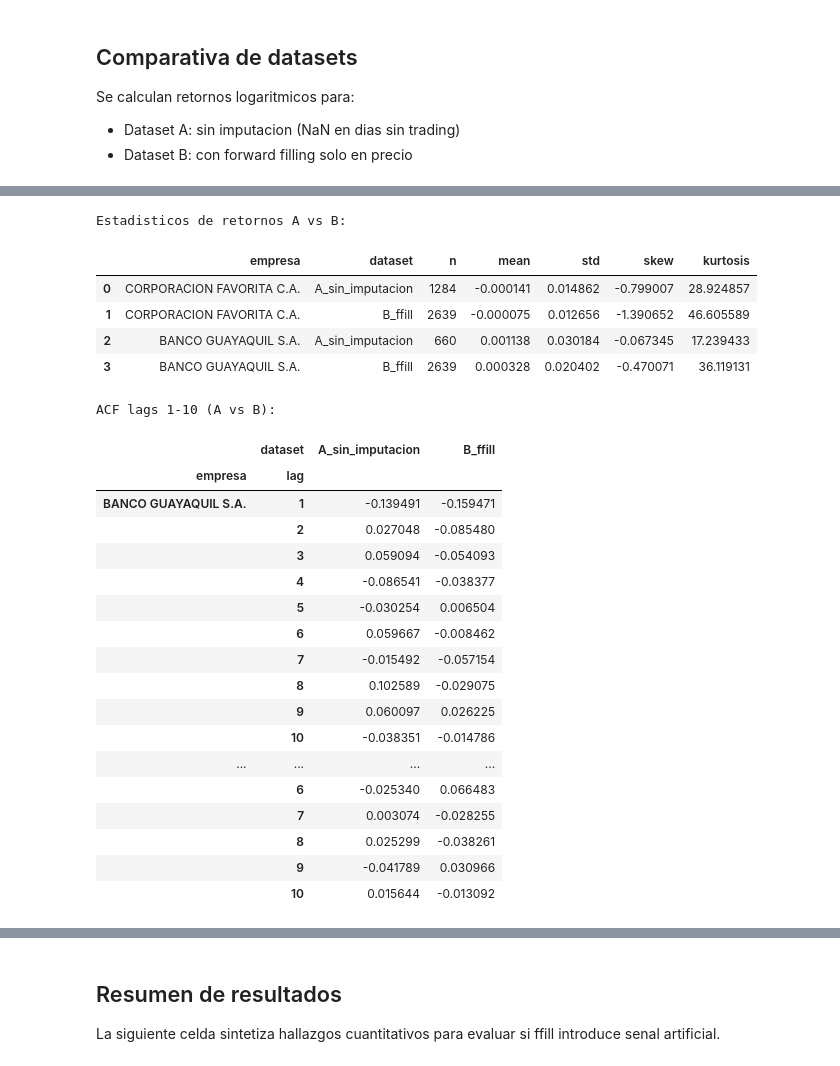
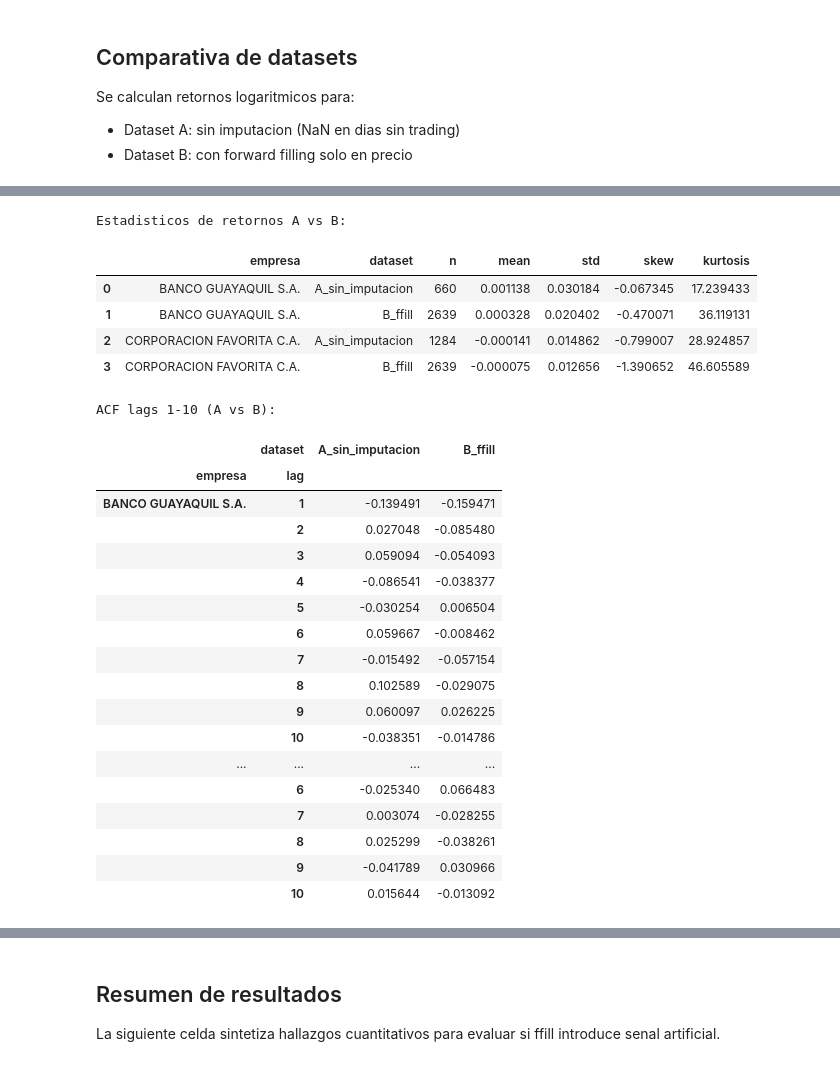
Before and after one commit to LeynderS/tesis_main, a Jupyter notebook: Fase1_Preparacion/subfase_2_integridad_estructura_temporal.ipynb, the cells around one changed output, grey strips where cells are left out. Saved outputs shown, nothing was run; the diff lists cells and outputs as text; code cells hidden in the pictures.

```diff
--- a/Fase1_Preparacion/subfase_2_integridad_estructura_temporal.ipynb
+++ b/Fase1_Preparacion/subfase_2_integridad_estructura_temporal.ipynb
@@ -140,7 +138,7 @@ Se construye una serie diaria completa por empresa desde fecha minima hasta maxi
 En esta etapa, los dias sin trading se mantienen como NaN para la columna de precio A, y forward filling para precio B.
 # %%
 # Construccion de serie diaria completa
-series_diarias = [construir_serie_diaria_empresa(df_obj, empresa) for empresa in empresas_objetivo]
+series_diarias = [construir_serie_diaria_empresa(df_obj, empresa) for empresa in COMPANIES]
 df_diario = pd.concat(series_diarias, ignore_index=True)
 
 print('Vista general del dataset diario reindexado:')
@@ -162,7 +160,7 @@ Se cuantifican dias faltantes y longitudes de gaps consecutivos en la version si
 resumen_gaps = []
 gap_lengths_all = []
 
-for empresa in empresas_objetivo:
+for empresa in COMPANIES:
     d = df_diario[df_diario['empresa'] == empresa].copy()
     is_gap = d['precio_A_sin_imputacion'].isna()
     gaps = calcular_gaps_consecutivos(is_gap)
@@ -192,6 +190,6 @@ display(resumen_gaps_df)
 # %%
 # Visualizacion de gaps por empresa
-for empresa in empresas_objetivo:
+for empresa in COMPANIES:
     d_gap = gap_lengths_df[gap_lengths_df['empresa'] == empresa].copy()
 
     plt.figure(figsize=(10, 4))
@@ -216,7 +214,7 @@ Se calculan retornos logaritmicos para:
 ventana_vol = 5
 
 comparativos = []
-for empresa in empresas_objetivo:
+for empresa in COMPANIES:
     d = df_diario[df_diario['empresa'] == empresa].copy().sort_values('fecha')
 
     # Dataset A: conserva NaN donde no hubo trading
@@ -244,7 +242,7 @@ display(df_comp.head())
 rows_stats = []
 rows_acf = []
 
-for empresa in empresas_objetivo:
+for empresa in COMPANIES:
     d = df_comp[df_comp['empresa'] == empresa].copy()
 
     for label, col in [('A_sin_imputacion', 'ret_A'), ('B_ffill', 'ret_B')]:
@@ -255,37 +253,37 @@ for empresa in empresas_objetivo:
         rows_stats.append({
             'empresa': empresa,
             'dataset': label,
             'n': len(s),
             'mean': s.mean(),
             'std': s.std(),
             'skew': s.skew(),
             'kurtosis': s.kurtosis()
         })
 
         acf_vals = acf(s, nlags=10, fft=True, missing='drop')
         for lag in range(1, 11):
             rows_acf.append({
                 'empresa': empresa,
                 'dataset': label,
                 'lag': lag,
                 'acf': acf_vals[lag]
             })
 
 stats_df = pd.DataFrame(rows_stats)
 acf_df = pd.DataFrame(rows_acf)
 
 print('Estadisticos de retornos A vs B:')
 display(stats_df)
 
 print('ACF lags 1-10 (A vs B):')
 display(acf_df.pivot_table(index=['empresa', 'lag'], columns='dataset', values='acf'))
 # %% [output]
 Estadisticos de retornos A vs B:
 |  | empresa | dataset | n | mean | std | skew | kurtosis |
-| 0 | CORPORACION FAVORITA C.A. | A_sin_imputacion | 1284 | -0.000141 | 0.014862 | -0.799007 | 28.924857 |
-| 1 | CORPORACION FAVORITA C.A. | B_ffill | 2639 | -0.000075 | 0.012656 | -1.390652 | 46.605589 |
-| 2 | BANCO GUAYAQUIL S.A. | A_sin_imputacion | 660 | 0.001138 | 0.030184 | -0.067345 | 17.239433 |
-| 3 | BANCO GUAYAQUIL S.A. | B_ffill | 2639 | 0.000328 | 0.020402 | -0.470071 | 36.119131 |
+| 0 | BANCO GUAYAQUIL S.A. | A_sin_imputacion | 660 | 0.001138 | 0.030184 | -0.067345 | 17.239433 |
+| 1 | BANCO GUAYAQUIL S.A. | B_ffill | 2639 | 0.000328 | 0.020402 | -0.470071 | 36.119131 |
+| 2 | CORPORACION FAVORITA C.A. | A_sin_imputacion | 1284 | -0.000141 | 0.014862 | -0.799007 | 28.924857 |
+| 3 | CORPORACION FAVORITA C.A. | B_ffill | 2639 | -0.000075 | 0.012656 | -1.390652 | 46.605589 |
 ACF lags 1-10 (A vs B):
 |  | dataset | A_sin_imputacion | B_ffill |
 | empresa | lag |  |  |
```
Also changed, not shown: parts of 12 cells of this notebook, 20 other files.
